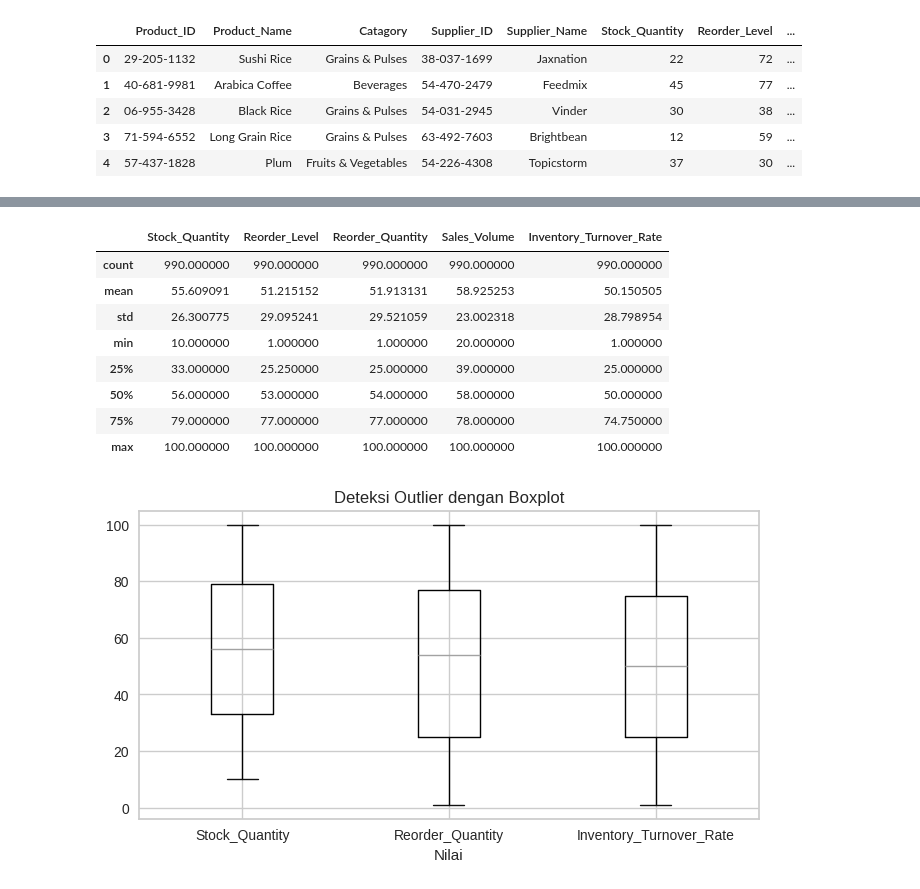
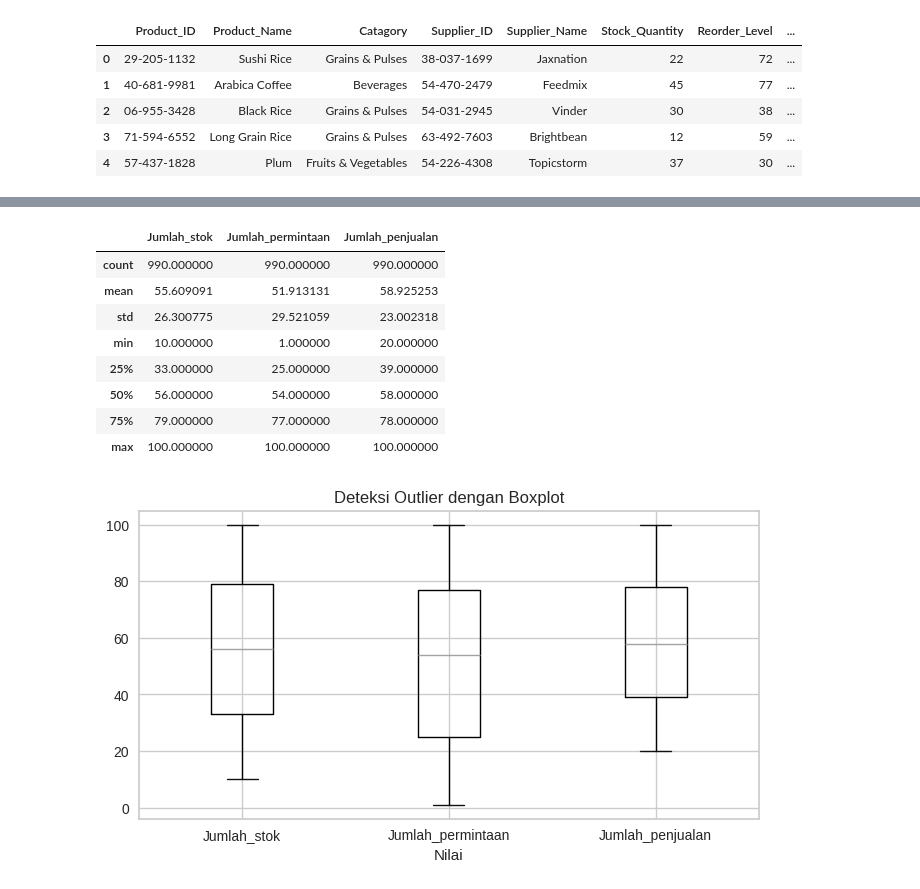
Before and after one commit to muktarsaputar/CAPSTONE_DB15, a Jupyter notebook: capstonedb15.ipynb, the cells around one changed output, grey strips where cells are left out. Drawn from its saved outputs; the diff is of its cells as text; code cells hidden in the pictures.

```diff
--- a/capstonedb15.ipynb
+++ b/capstonedb15.ipynb
@@ -45,3 +45,7 @@ Data columns (total 16 columns):
  15  Status                   990 non-null    object
 dtypes: int64(5), object(11)
 memory usage: 123.9+ KB
+# %%
+# Menghapus daftar kolom yang tidak relevan dengan prediksi jika kolom tersebut ada di df
+kolom_dibuang = ['Product_ID', 'Supplier_ID', 'Supplier_Name', 'Warehouse_Location', 'Status', 'Unit_Price', 'Inventory_Turnover_Rate', 'Last_Order_Date', 'Reorder_Level']
+df = df.drop(columns=kolom_dibuang, errors='ignore')
@@ -47,0 +69,11 @@ memory usage: 123.9+ KB
+# %%
+df = df.rename(columns={
+    'Catagory': 'kategori',
+    'Stock_Quantity': 'Jumlah_stok',
+    'Reorder_Quantity': 'Jumlah_permintaan',
+    'Sales_Volume': 'Jumlah_penjualan',
+    'Expiration_Date': 'Tanggal_kadaluarsa',
+    'Date_Recived': 'tanggal_diterima_pesanan',
+    'Product_Name': 'nama_produk'
+
+})
@@ -48,20 +97,20 @@ memory usage: 123.9+ KB
 # %%
 df.describe()
 # %% [output]
-|  | Stock_Quantity | Reorder_Level | Reorder_Quantity | Sales_Volume | Inventory_Turnover_Rate |
-| count | 990.000000 | 990.000000 | 990.000000 | 990.000000 | 990.000000 |
-| mean | 55.609091 | 51.215152 | 51.913131 | 58.925253 | 50.150505 |
-| std | 26.300775 | 29.095241 | 29.521059 | 23.002318 | 28.798954 |
-| min | 10.000000 | 1.000000 | 1.000000 | 20.000000 | 1.000000 |
-| 25% | 33.000000 | 25.250000 | 25.000000 | 39.000000 | 25.000000 |
-| 50% | 56.000000 | 53.000000 | 54.000000 | 58.000000 | 50.000000 |
-| 75% | 79.000000 | 77.000000 | 77.000000 | 78.000000 | 74.750000 |
-| max | 100.000000 | 100.000000 | 100.000000 | 100.000000 | 100.000000 |
+|  | Jumlah_stok | Jumlah_permintaan | Jumlah_penjualan |
+| count | 990.000000 | 990.000000 | 990.000000 |
+| mean | 55.609091 | 51.913131 | 58.925253 |
+| std | 26.300775 | 29.521059 | 23.002318 |
+| min | 10.000000 | 1.000000 | 20.000000 |
+| 25% | 33.000000 | 25.000000 | 39.000000 |
+| 50% | 56.000000 | 54.000000 | 58.000000 |
+| 75% | 79.000000 | 77.000000 | 78.000000 |
+| max | 100.000000 | 100.000000 | 100.000000 |
 # %%
 plt.figure(figsize=(8, 4))
-df.boxplot(column=['Stock_Quantity', 'Reorder_Quantity','Inventory_Turnover_Rate'])
+df.boxplot(column=['Jumlah_stok', 'Jumlah_permintaan','Jumlah_penjualan'])
 plt.title('Deteksi Outlier dengan Boxplot')
 plt.xlabel('Nilai')
 plt.show()
 # %% [output]
-[figure, old version]
+[figure, new version]
```
Also changed, not shown: parts of 6 cells of this notebook.
